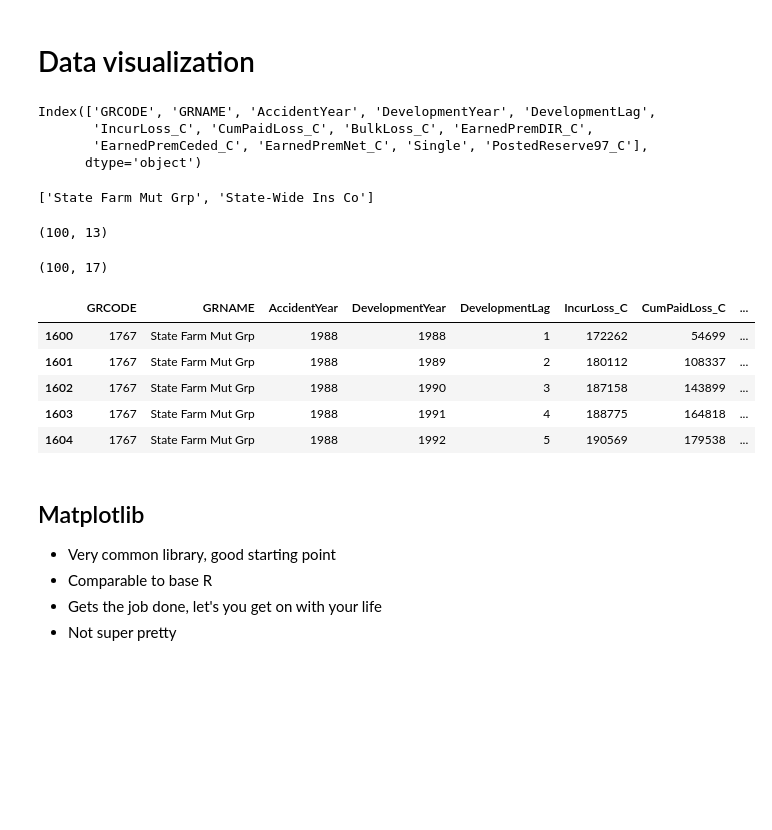
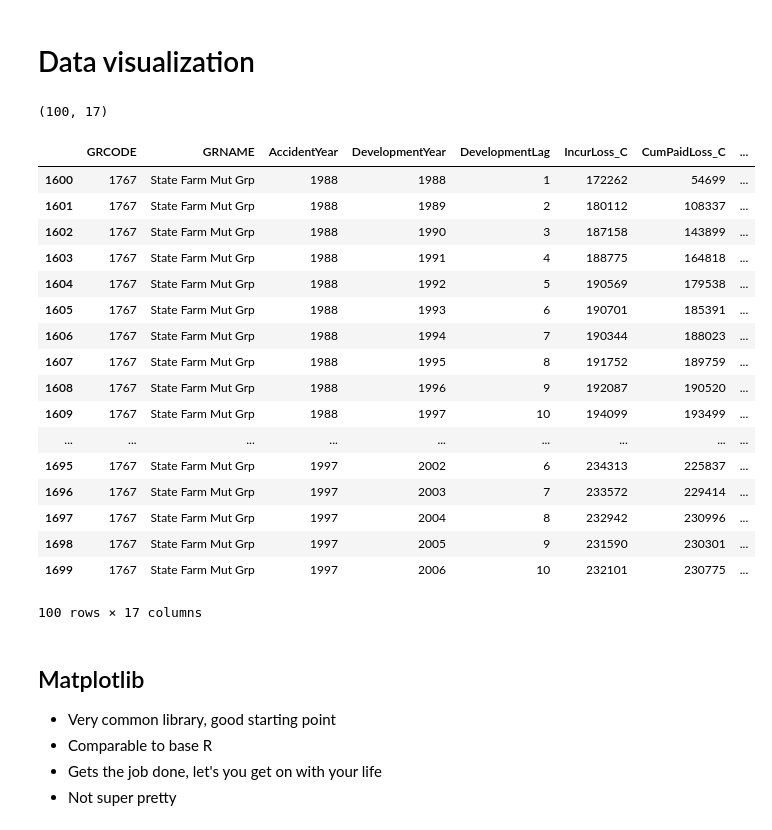
Before and after one commit to PirateGrunt/paw_rpm, a Jupyter notebook: notebooks/05_viz.ipynb, the cells around one changed output. Drawn from its saved outputs; the diff is of its cells as text; code cells hidden in the pictures; blank space fills up the shorter version.

Commit message:
Revert "Added nicer way to find State Farm"
This reverts commit ff0c23168e1ec002d7494d480f3048d687d9c41a.

```diff
--- a/notebooks/05_viz.ipynb
+++ b/notebooks/05_viz.ipynb
@@ -21,22 +19,6 @@ df_ca['prior_paid'] = df_ca['CumPaidLoss_C'].shift(1)
 df_ca['prior_incurred'] = df_ca['IncurLoss_C'].shift(1)
 df_ca['incremental_paid'] = df_ca['CumPaidLoss_C'] - df_ca['prior_paid']
 df_ca['incremental_incurred'] = df_ca['IncurLoss_C'] - df_ca['prior_incurred']
-# %%
-df_ca.columns
-# %% [output]
-Index(['GRCODE', 'GRNAME', 'AccidentYear', 'DevelopmentYear', 'DevelopmentLag',
-       'IncurLoss_C', 'CumPaidLoss_C', 'BulkLoss_C', 'EarnedPremDIR_C',
-       'EarnedPremCeded_C', 'EarnedPremNet_C', 'Single', 'PostedReserve97_C'],
-      dtype='object')
-# %%
-# find State Farm contenders
-[i for i in df_ca.GRNAME.unique() if i[:5]=='State']
-# %% [output]
-['State Farm Mut Grp', 'State-Wide Ins Co']
-# %%
-df_ca.query(' GRNAME == "State Farm Mut Grp" ').shape
-# %% [output]
-(100, 13)
 # %%
 df_one = df_ca[
       df_ca['GRNAME'].str.contains("State")
@@ -47,14 +29,26 @@ df_one.shape
 # %% [output]
 (100, 17)
 # %%
-df_one.head()
+df_one
 # %% [output]
 |  | GRCODE | GRNAME | AccidentYear | DevelopmentYear | DevelopmentLag | IncurLoss_C | CumPaidLoss_C | ... |
 | 1600 | 1767 | State Farm Mut Grp | 1988 | 1988 | 1 | 172262 | 54699 | ... |
 | 1601 | 1767 | State Farm Mut Grp | 1988 | 1989 | 2 | 180112 | 108337 | ... |
 | 1602 | 1767 | State Farm Mut Grp | 1988 | 1990 | 3 | 187158 | 143899 | ... |
 | 1603 | 1767 | State Farm Mut Grp | 1988 | 1991 | 4 | 188775 | 164818 | ... |
 | 1604 | 1767 | State Farm Mut Grp | 1988 | 1992 | 5 | 190569 | 179538 | ... |
+| 1605 | 1767 | State Farm Mut Grp | 1988 | 1993 | 6 | 190701 | 185391 | ... |
+| 1606 | 1767 | State Farm Mut Grp | 1988 | 1994 | 7 | 190344 | 188023 | ... |
+| 1607 | 1767 | State Farm Mut Grp | 1988 | 1995 | 8 | 191752 | 189759 | ... |
+| 1608 | 1767 | State Farm Mut Grp | 1988 | 1996 | 9 | 192087 | 190520 | ... |
+| 1609 | 1767 | State Farm Mut Grp | 1988 | 1997 | 10 | 194099 | 193499 | ... |
+| ... | ... | ... | ... | ... | ... | ... | ... | ... |
+| 1695 | 1767 | State Farm Mut Grp | 1997 | 2002 | 6 | 234313 | 225837 | ... |
+| 1696 | 1767 | State Farm Mut Grp | 1997 | 2003 | 7 | 233572 | 229414 | ... |
+| 1697 | 1767 | State Farm Mut Grp | 1997 | 2004 | 8 | 232942 | 230996 | ... |
+| 1698 | 1767 | State Farm Mut Grp | 1997 | 2005 | 9 | 231590 | 230301 | ... |
+| 1699 | 1767 | State Farm Mut Grp | 1997 | 2006 | 10 | 232101 | 230775 | ... |
+100 rows × 17 columns
 # %% [markdown]
 ## Matplotlib
 
```
Also changed, not shown: parts of 1 cell of this notebook.
